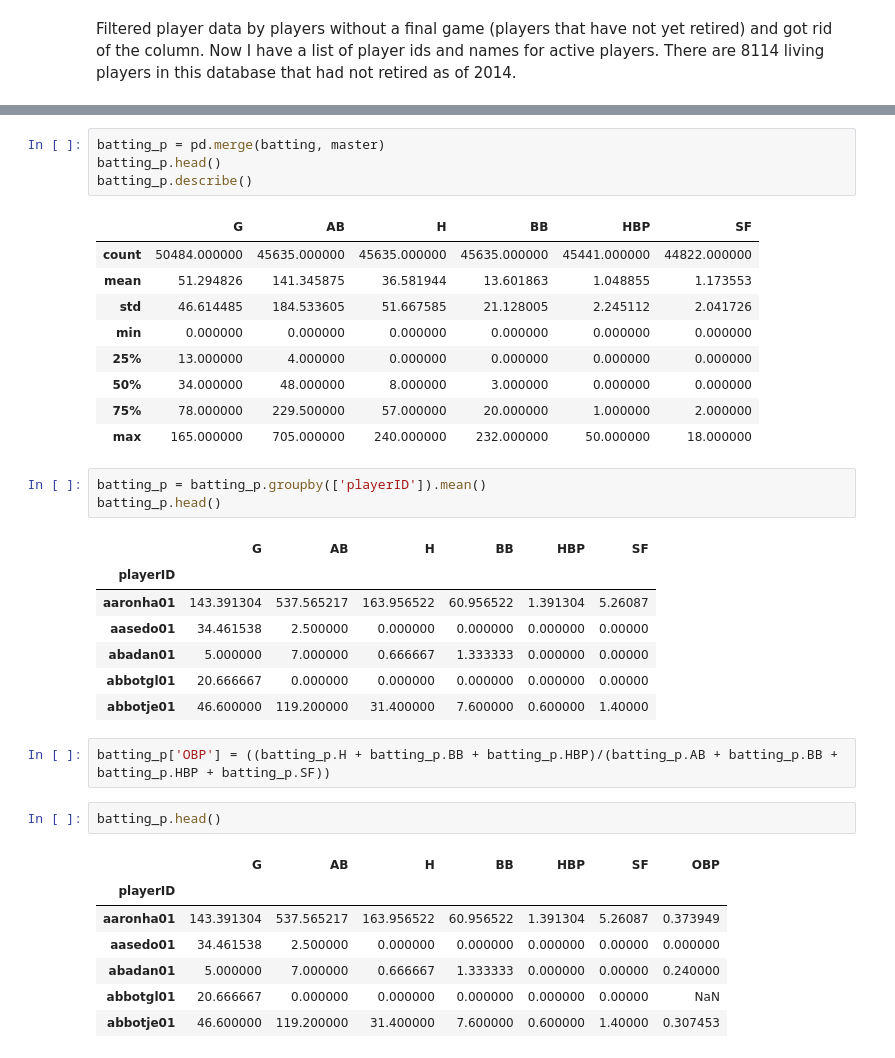
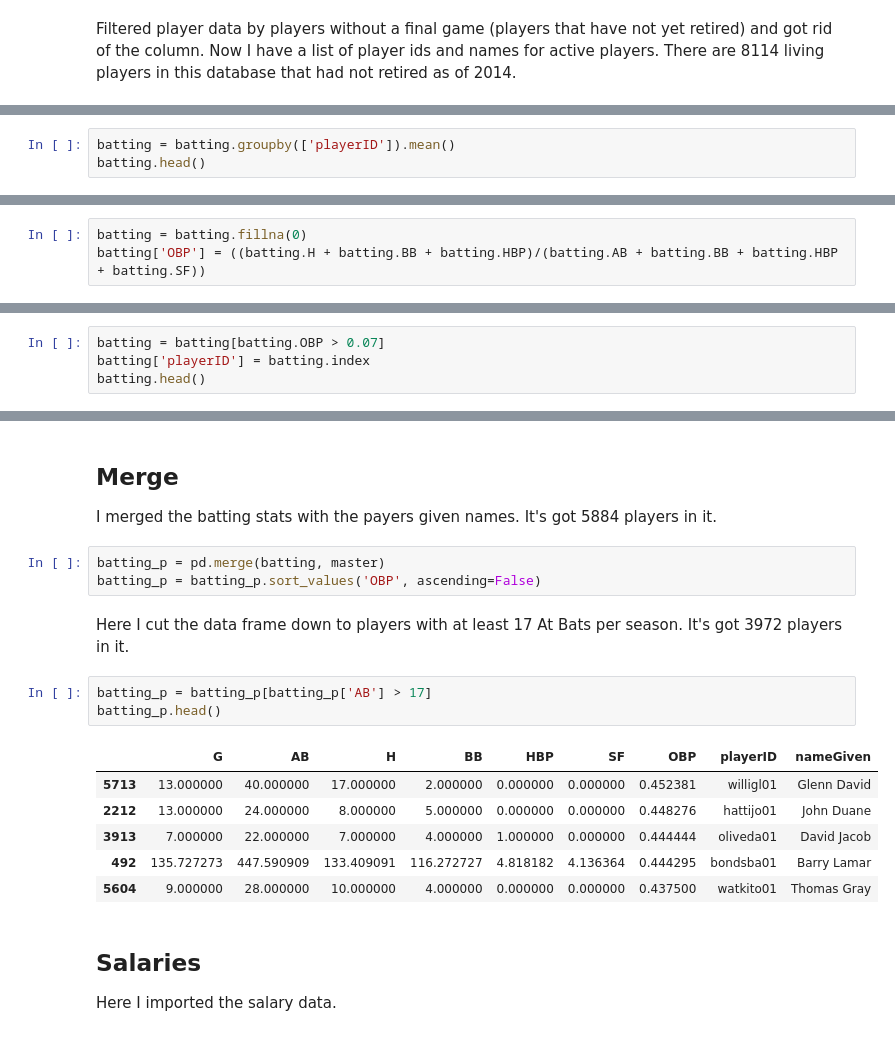
Before and after one commit to katjackson/money-ball, a Jupyter notebook: moneyball.ipynb, the cells around one changed output, grey strips where cells are left out. Drawn from its saved outputs; the diff is of its cells as text.

```diff
--- a/moneyball.ipynb
+++ b/moneyball.ipynb
@@ -60,0 +65,3 @@ batting.head()
+# %%
+batting = batting.groupby(['playerID']).mean()
+batting.head()
@@ -60,0 +79,3 @@ batting.head()
+# %%
+batting = batting.fillna(0)
+batting['OBP'] = ((batting.H + batting.BB + batting.HBP)/(batting.AB + batting.BB + batting.HBP + batting.SF))
@@ -60,0 +94,4 @@ batting.head()
+# %%
+batting = batting[batting.OBP > 0.07]
+batting['playerID'] = batting.index
+batting.head()
@@ -61,37 +106,21 @@ batting.head()
+# %% [markdown]
+## Merge
+I merged the batting stats with the payers given names. It's got 5884 players in it.
 # %%
 batting_p = pd.merge(batting, master)
-batting_p.head()
-batting_p.describe()
+batting_p = batting_p.sort_values('OBP', ascending=False)
-# %% [output]
-|  | G | AB | H | BB | HBP | SF |
-| count | 50484.000000 | 45635.000000 | 45635.000000 | 45635.000000 | 45441.000000 | 44822.000000 |
-| mean | 51.294826 | 141.345875 | 36.581944 | 13.601863 | 1.048855 | 1.173553 |
-| std | 46.614485 | 184.533605 | 51.667585 | 21.128005 | 2.245112 | 2.041726 |
-| min | 0.000000 | 0.000000 | 0.000000 | 0.000000 | 0.000000 | 0.000000 |
-| 25% | 13.000000 | 4.000000 | 0.000000 | 0.000000 | 0.000000 | 0.000000 |
-| 50% | 34.000000 | 48.000000 | 8.000000 | 3.000000 | 0.000000 | 0.000000 |
-| 75% | 78.000000 | 229.500000 | 57.000000 | 20.000000 | 1.000000 | 2.000000 |
-| max | 165.000000 | 705.000000 | 240.000000 | 232.000000 | 50.000000 | 18.000000 |
+# %% [markdown]
+Here I cut the data frame down to players with at least 17 At Bats per season. It's got 3972 players in it.
 # %%
-batting_p = batting_p.groupby(['playerID']).mean()
+batting_p = batting_p[batting_p['AB'] > 17]
 batting_p.head()
 # %% [output]
-|  | G | AB | H | BB | HBP | SF |
-| playerID |  |  |  |  |  |  |
-| aaronha01 | 143.391304 | 537.565217 | 163.956522 | 60.956522 | 1.391304 | 5.26087 |
-| aasedo01 | 34.461538 | 2.500000 | 0.000000 | 0.000000 | 0.000000 | 0.00000 |
-| abadan01 | 5.000000 | 7.000000 | 0.666667 | 1.333333 | 0.000000 | 0.00000 |
-| abbotgl01 | 20.666667 | 0.000000 | 0.000000 | 0.000000 | 0.000000 | 0.00000 |
-| abbotje01 | 46.600000 | 119.200000 | 31.400000 | 7.600000 | 0.600000 | 1.40000 |
+|  | G | AB | H | BB | HBP | SF | OBP | playerID | nameGiven |
+| 5713 | 13.000000 | 40.000000 | 17.000000 | 2.000000 | 0.000000 | 0.000000 | 0.452381 | willigl01 | Glenn David |
+| 2212 | 13.000000 | 24.000000 | 8.000000 | 5.000000 | 0.000000 | 0.000000 | 0.448276 | hattijo01 | John Duane |
+| 3913 | 7.000000 | 22.000000 | 7.000000 | 4.000000 | 1.000000 | 0.000000 | 0.444444 | oliveda01 | David Jacob |
+| 492 | 135.727273 | 447.590909 | 133.409091 | 116.272727 | 4.818182 | 4.136364 | 0.444295 | bondsba01 | Barry Lamar |
+| 5604 | 9.000000 | 28.000000 | 10.000000 | 4.000000 | 0.000000 | 0.000000 | 0.437500 | watkito01 | Thomas Gray |
-# %%
-batting_p['OBP'] = ((batting_p.H + batting_p.BB + batting_p.HBP)/(batting_p.AB + batting_p.BB + batting_p.HBP + batting_p.SF))
-# %%
-batting_p.head()
-# %% [output]
-|  | G | AB | H | BB | HBP | SF | OBP |
-| playerID |  |  |  |  |  |  |  |
-| aaronha01 | 143.391304 | 537.565217 | 163.956522 | 60.956522 | 1.391304 | 5.26087 | 0.373949 |
-| aasedo01 | 34.461538 | 2.500000 | 0.000000 | 0.000000 | 0.000000 | 0.00000 | 0.000000 |
-| abadan01 | 5.000000 | 7.000000 | 0.666667 | 1.333333 | 0.000000 | 0.00000 | 0.240000 |
-| abbotgl01 | 20.666667 | 0.000000 | 0.000000 | 0.000000 | 0.000000 | 0.00000 | NaN |
-| abbotje01 | 46.600000 | 119.200000 | 31.400000 | 7.600000 | 0.600000 | 1.40000 | 0.307453 |
+# %% [markdown]
+## Salaries
+Here I imported the salary data.
```
Also changed, not shown: parts of 31 cells of this notebook.
